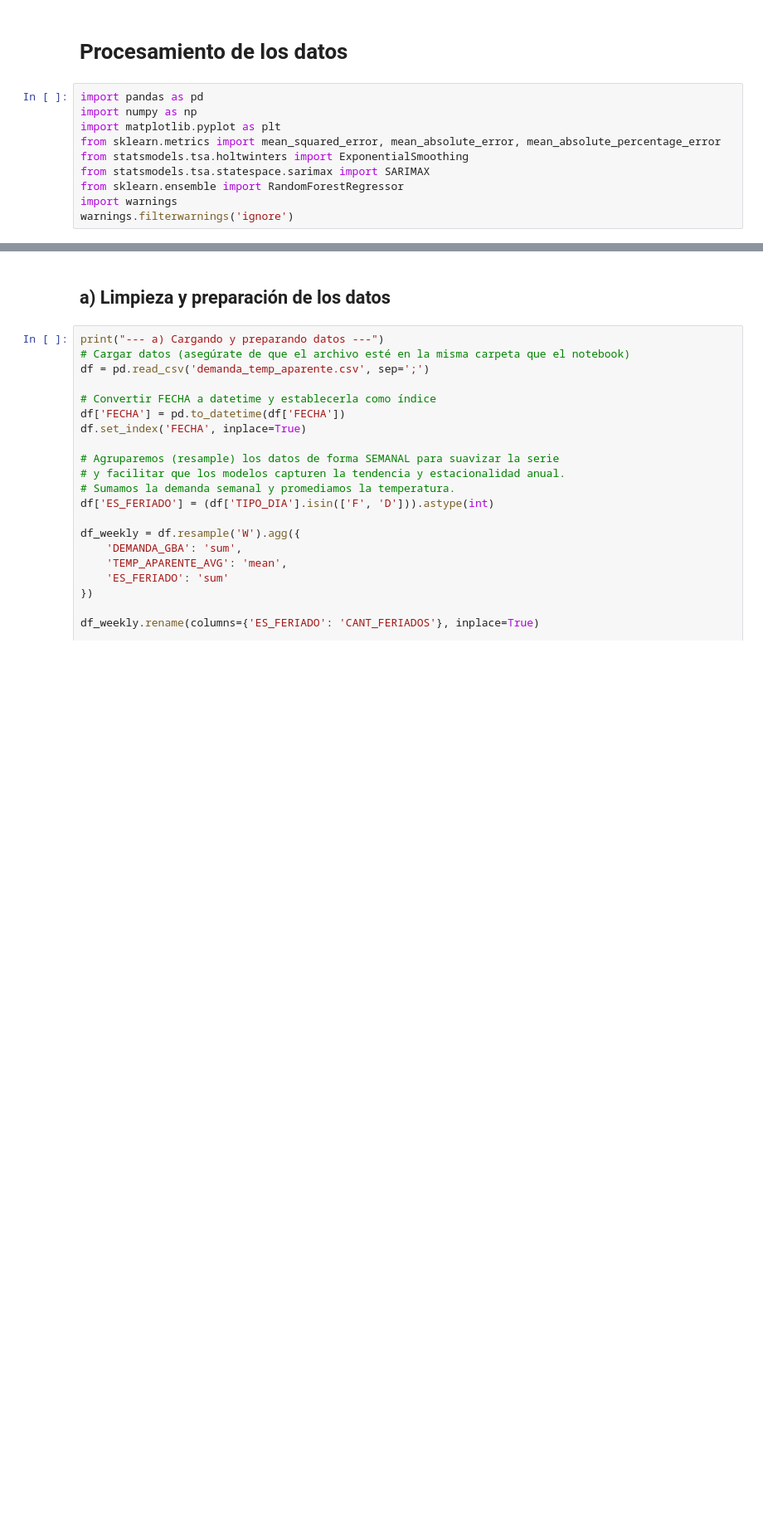
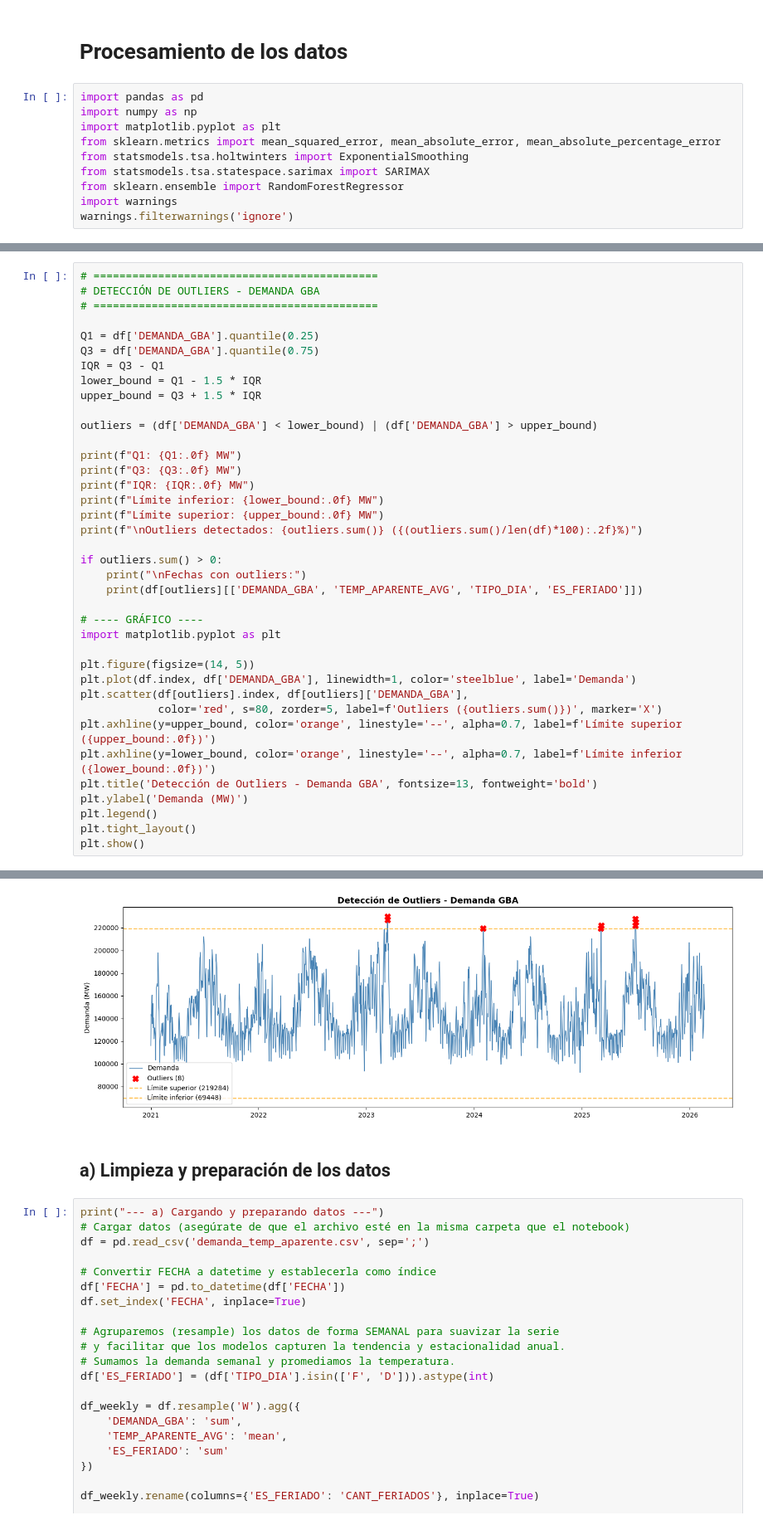
Before and after one commit to alexisbarnique/ceia-ast-tpf, a Jupyter notebook: TPF_AST.ipynb, the cells around one changed output, grey strips where cells are left out. Shown at 83% size. Cells and saved outputs as stored; diff of their text form; blank space fills up the shorter version.

```diff
--- a/TPF_AST.ipynb
+++ b/TPF_AST.ipynb
@@ -12,0 +27,39 @@ warnings.filterwarnings('ignore')
+# %%
+# ============================================
+# DETECCIÓN DE OUTLIERS - DEMANDA GBA
+# ============================================
+
+Q1 = df['DEMANDA_GBA'].quantile(0.25)
+Q3 = df['DEMANDA_GBA'].quantile(0.75)
+IQR = Q3 - Q1
+lower_bound = Q1 - 1.5 * IQR
+upper_bound = Q3 + 1.5 * IQR
+
+outliers = (df['DEMANDA_GBA'] < lower_bound) | (df['DEMANDA_GBA'] > upper_bound)
+
+print(f"Q1: {Q1:.0f} MW")
+print(f"Q3: {Q3:.0f} MW")
+print(f"IQR: {IQR:.0f} MW")
+print(f"Límite inferior: {lower_bound:.0f} MW")
+print(f"Límite superior: {upper_bound:.0f} MW")
+print(f"\nOutliers detectados: {outliers.sum()} ({(outliers.sum()/len(df)*100):.2f}%)")
+
+if outliers.sum() > 0:
+    print("\nFechas con outliers:")
+    print(df[outliers][['DEMANDA_GBA', 'TEMP_APARENTE_AVG', 'TIPO_DIA', 'ES_FERIADO']])
+
+# ---- GRÁFICO ----
+import matplotlib.pyplot as plt
+
+plt.figure(figsize=(14, 5))
+plt.plot(df.index, df['DEMANDA_GBA'], linewidth=1, color='steelblue', label='Demanda')
+plt.scatter(df[outliers].index, df[outliers]['DEMANDA_GBA'],
+            color='red', s=80, zorder=5, label=f'Outliers ({outliers.sum()})', marker='X')
+plt.axhline(y=upper_bound, color='orange', linestyle='--', alpha=0.7, label=f'Límite superior ({upper_bound:.0f})')
+plt.axhline(y=lower_bound, color='orange', linestyle='--', alpha=0.7, label=f'Límite inferior ({lower_bound:.0f})')
+plt.title('Detección de Outliers - Demanda GBA', fontsize=13, fontweight='bold')
+plt.ylabel('Demanda (MW)')
+plt.legend()
+plt.tight_layout()
+plt.show()
+# %% [output]
@@ -13,3 +85,4 @@ warnings.filterwarnings('ignore')
+[figure, added]
 # %% [markdown]
 ## a) Limpieza y preparación de los datos
 # %%
```
Also changed, not shown: parts of 11 cells of this notebook.
